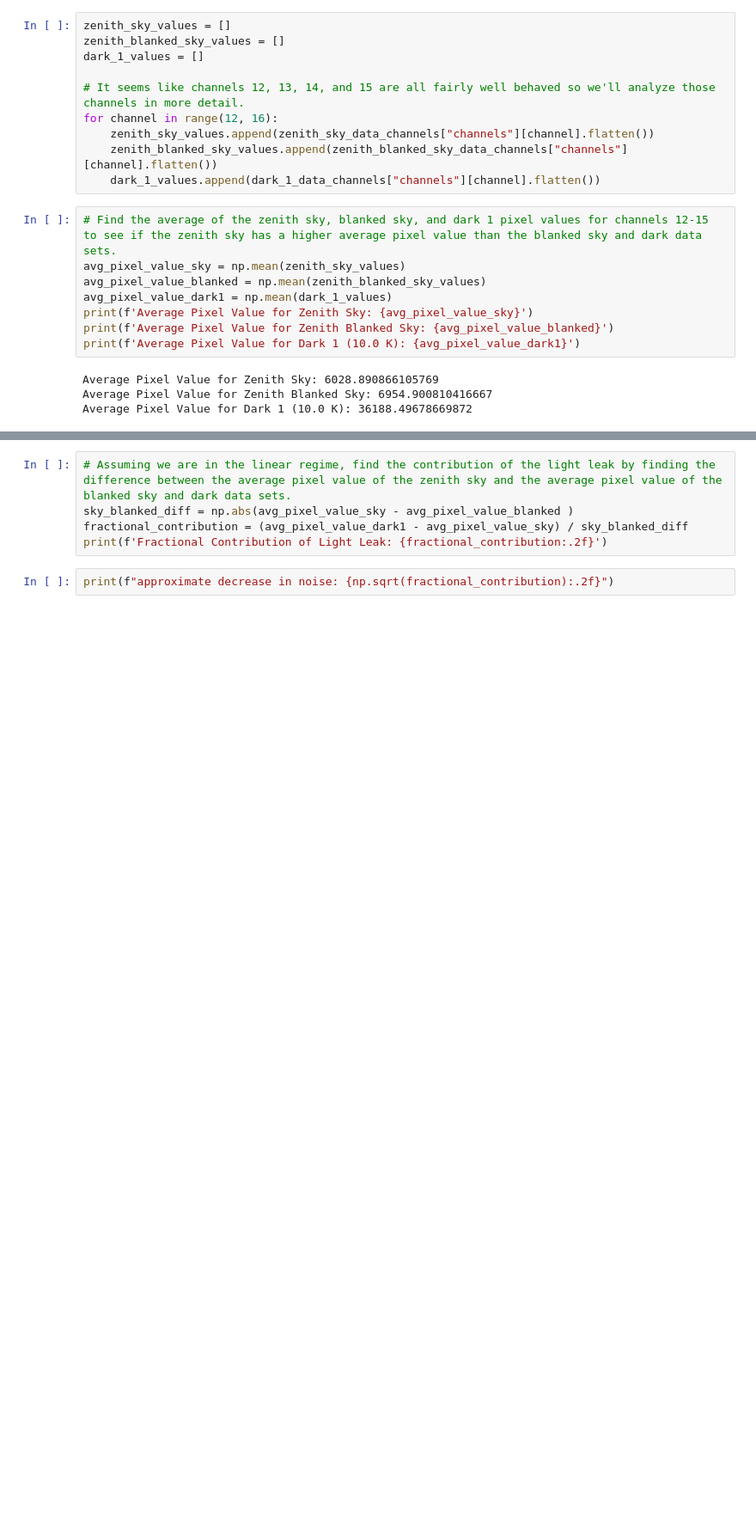
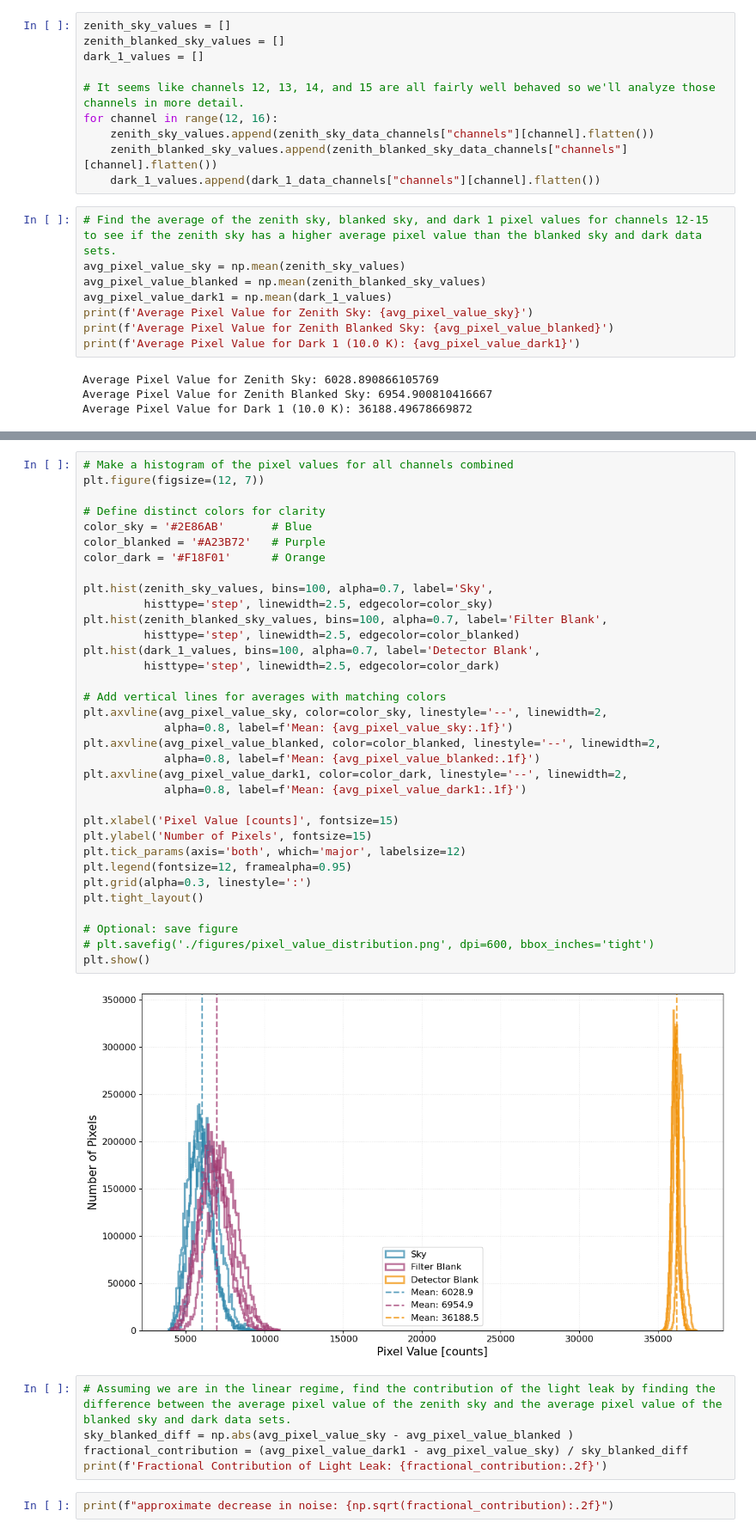
Before and after one commit to chase-urasaki/mirsi_sims, a Jupyter notebook: light_leak_analysis.ipynb, the cells around one changed output, grey strips where cells are left out. Shown at 86% size. Cells and saved outputs as stored; diff of their text form; blank space fills up the shorter version.

```diff
--- a/light_leak_analysis.ipynb
+++ b/light_leak_analysis.ipynb
@@ -454,3 +484,39 @@ plt.show()
+# %%
+# Make a histogram of the pixel values for all channels combined
+plt.figure(figsize=(12, 7))
+
+# Define distinct colors for clarity
+color_sky = '#2E86AB'       # Blue
+color_blanked = '#A23B72'   # Purple
+color_dark = '#F18F01'      # Orange
+
+plt.hist(zenith_sky_values, bins=100, alpha=0.7, label='Sky',
+         histtype='step', linewidth=2.5, edgecolor=color_sky)
+plt.hist(zenith_blanked_sky_values, bins=100, alpha=0.7, label='Filter Blank',
+         histtype='step', linewidth=2.5, edgecolor=color_blanked)
+plt.hist(dark_1_values, bins=100, alpha=0.7, label='Detector Blank',
+         histtype='step', linewidth=2.5, edgecolor=color_dark)
+
+# Add vertical lines for averages with matching colors
+plt.axvline(avg_pixel_value_sky, color=color_sky, linestyle='--', linewidth=2,
+            alpha=0.8, label=f'Mean: {avg_pixel_value_sky:.1f}')
+plt.axvline(avg_pixel_value_blanked, color=color_blanked, linestyle='--', linewidth=2,
+            alpha=0.8, label=f'Mean: {avg_pixel_value_blanked:.1f}')
+plt.axvline(avg_pixel_value_dark1, color=color_dark, linestyle='--', linewidth=2,
+            alpha=0.8, label=f'Mean: {avg_pixel_value_dark1:.1f}')
+
+plt.xlabel('Pixel Value [counts]', fontsize=15)
+plt.ylabel('Number of Pixels', fontsize=15)
+plt.tick_params(axis='both', which='major', labelsize=12)
+plt.legend(fontsize=12, framealpha=0.95)
+plt.grid(alpha=0.3, linestyle=':')
+plt.tight_layout()
+
+# Optional: save figure
+# plt.savefig('./figures/pixel_value_distribution.png', dpi=600, bbox_inches='tight')
+plt.show()
+# %% [output]
+[figure, added]
 # %%
 # Assuming we are in the linear regime, find the contribution of the light leak by finding the difference between the average pixel value of the zenith sky and the average pixel value of the blanked sky and dark data sets.
 sky_blanked_diff = np.abs(avg_pixel_value_sky - avg_pixel_value_blanked )
```
Also changed, not shown: parts of 3 cells of this notebook, 11 other files.
